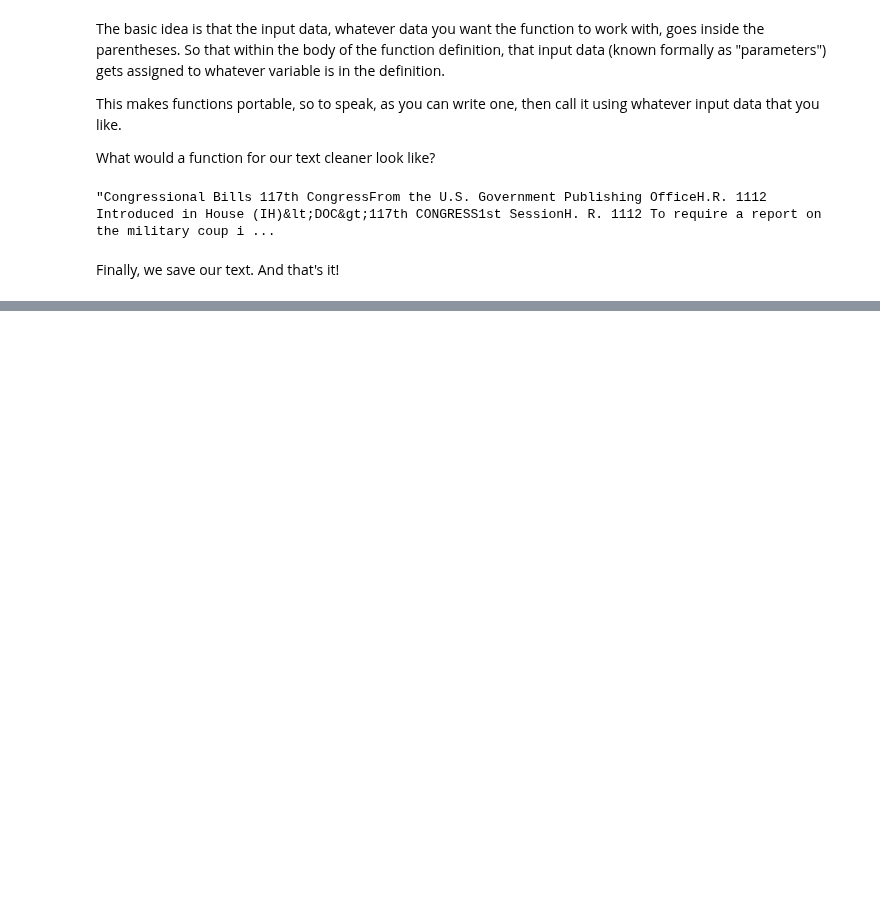
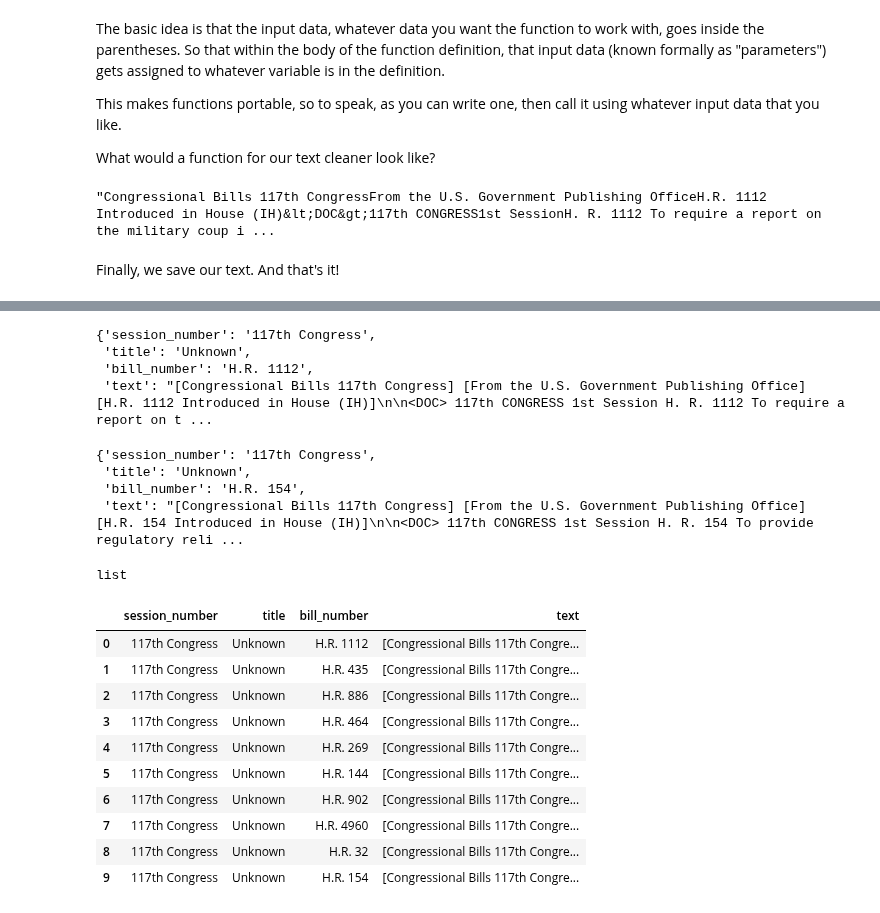
Before and after one commit to gofilipa/664, a Jupyter notebook: analyzing/cleaning/cleaning.ipynb, the cells around one changed output, grey strips where cells are left out. Saved outputs shown, nothing was run; the diff lists cells and outputs as text; code cells hidden in the pictures; blank space fills up the shorter version.

```diff
--- a/analyzing/cleaning/cleaning.ipynb
+++ b/analyzing/cleaning/cleaning.ipynb
@@ -112,0 +211,2 @@ with open('clean_sample.txt', 'w') as f:
+# %%
+bills = split_bills(text)
@@ -112,0 +247,59 @@ with open('clean_sample.txt', 'w') as f:
+# %%
+
+def extract_metadata(bill_text):
+    metadata = {}
+
+    # Extract bill number
+    bill_number_match = re.search(r"\[Congressional Bills (\d+th Congress)\]", bill_text)
+    metadata['session_number'] = bill_number_match.group(1) if bill_number_match else "Unknown"
+
+    # Extract title
+    title_match = re.search(r"\n(.*?)\n.*?Introduced in House", bill_text)
+    metadata['title'] = title_match.group(1).strip() if title_match else "Unknown"
+
+    # Extract bill number from text header
+    bill_id_match = re.search(r"(H\.R\. \d+|S\. \d+)", bill_text)
+    metadata['bill_number'] = bill_id_match.group(1) if bill_id_match else "Unknown"
+
+    # Store the plain text content
+    metadata['text'] = bill_text.strip()
+
+    return metadata
+# %%
+extract_metadata(bills[0])
+# %% [output]
+{'session_number': '117th Congress',
+ 'title': 'Unknown',
+ 'bill_number': 'H.R. 1112',
+ 'text': "[Congressional Bills 117th Congress] [From the U.S. Government Publishing Office] [H.R. 1112 Introduced in House (IH)]\n\n<DOC> 117th CONGRESS 1st Session H. R. 1112 To require a report on t ...
+# %%
+extract_metadata(bills[-1])
+# %% [output]
+{'session_number': '117th Congress',
+ 'title': 'Unknown',
+ 'bill_number': 'H.R. 154',
+ 'text': "[Congressional Bills 117th Congress] [From the U.S. Government Publishing Office] [H.R. 154 Introduced in House (IH)]\n\n<DOC> 117th CONGRESS 1st Session H. R. 154 To provide regulatory reli ...
+# %%
+bills_metadata = [extract_metadata(bill) for bill in bills]
+# %%
+type(bills_metadata)
+# %% [output]
+list
+# %%
+import pandas as pd
+
+df = pd.DataFrame(bills_metadata)
+# %%
+df
+# %% [output]
+|  | session_number | title | bill_number | text |
+| 0 | 117th Congress | Unknown | H.R. 1112 | [Congressional Bills 117th Congre... |
+| 1 | 117th Congress | Unknown | H.R. 435 | [Congressional Bills 117th Congre... |
+| 2 | 117th Congress | Unknown | H.R. 886 | [Congressional Bills 117th Congre... |
+| 3 | 117th Congress | Unknown | H.R. 464 | [Congressional Bills 117th Congre... |
+| 4 | 117th Congress | Unknown | H.R. 269 | [Congressional Bills 117th Congre... |
+| 5 | 117th Congress | Unknown | H.R. 144 | [Congressional Bills 117th Congre... |
+| 6 | 117th Congress | Unknown | H.R. 902 | [Congressional Bills 117th Congre... |
+| 7 | 117th Congress | Unknown | H.R. 4960 | [Congressional Bills 117th Congre... |
+| 8 | 117th Congress | Unknown | H.R. 32 | [Congressional Bills 117th Congre... |
+| 9 | 117th Congress | Unknown | H.R. 154 | [Congressional Bills 117th Congre... |
```
Also changed, not shown: parts of 38 cells of this notebook, 7 other files.
